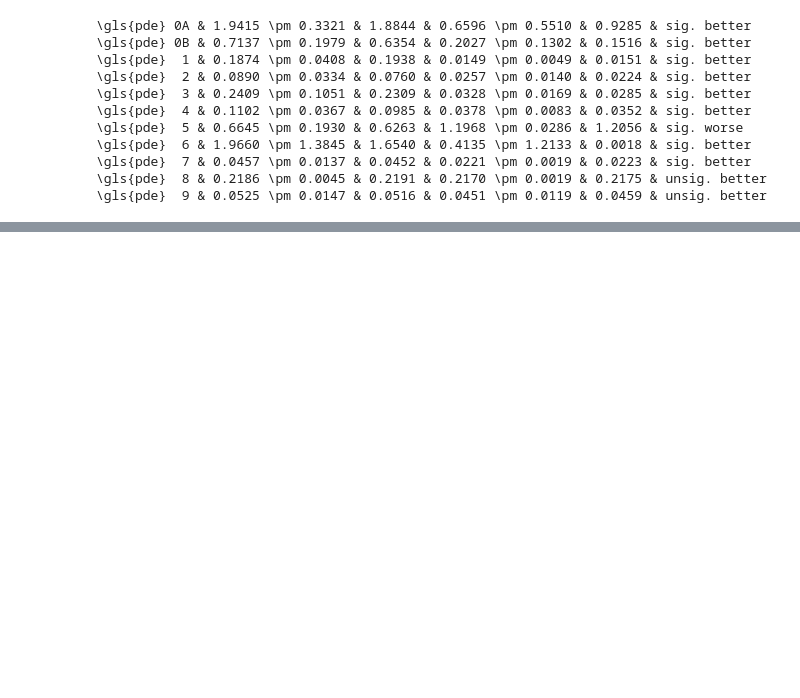
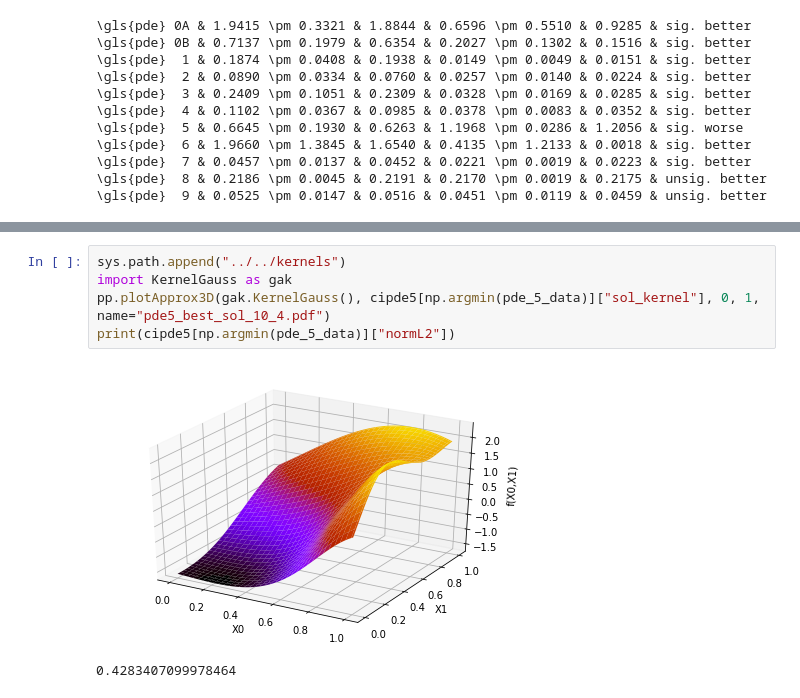
Before and after one commit to nicolai-schwartze/Masterthesis, a Jupyter notebook: code/experiments/experiment_0/ci_pde_0_evaluation.ipynb, the cells around one changed output, grey strips where cells are left out. Drawn from its saved outputs; the diff is of its cells as text; blank space fills up the shorter version.

```diff
--- a/code/experiments/experiment_0/ci_pde_0_evaluation.ipynb
+++ b/code/experiments/experiment_0/ci_pde_0_evaluation.ipynb
@@ -318,0 +327,8 @@ print("\\gls{pde}  9 & " + "%.4f" % dist_pde_9  + " \pm " + "%.4f" % std_pde_9
+# %%
+sys.path.append("../../kernels")
+import KernelGauss as gak
+pp.plotApprox3D(gak.KernelGauss(), cipde5[np.argmin(pde_5_data)]["sol_kernel"], 0, 1, name="pde5_best_sol_10_4.pdf")
+print(cipde5[np.argmin(pde_5_data)]["normL2"])
+# %% [output]
+[figure, added]
+0.4283407099978464
```
Also changed, not shown: parts of 6 cells of this notebook, 30 other files.
